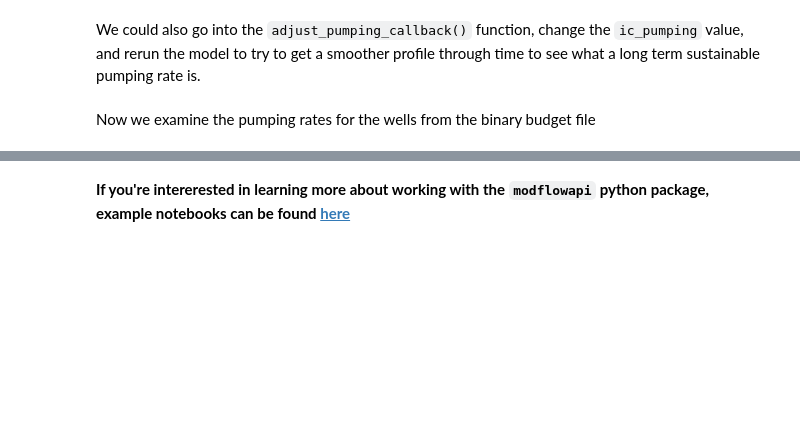
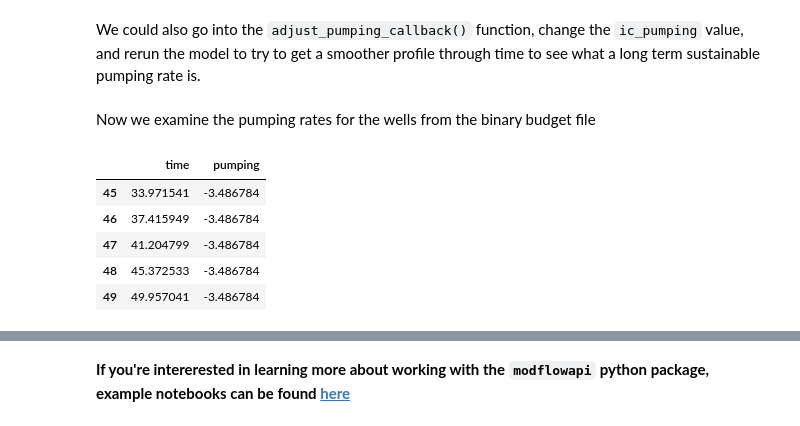
Before and after one commit to langevin-usgs/modflow-training-princeton2024, a Jupyter notebook: examples/notebooks/Modflow-API_example.ipynb, the cells around one changed output, grey strips where cells are left out. Cells and saved outputs as stored; diff of their text form; code cells hidden in the pictures; blank space fills up the shorter version.

```diff
--- a/examples/notebooks/Modflow-API_example.ipynb
+++ b/examples/notebooks/Modflow-API_example.ipynb
@@ -260,10 +354,17 @@ pumping = np.array([r["q"][0] for r in wels])
 # %%
 # put this in a pandas dataframe, becasue something weird was going on with notebooks
 df = pd.DataFrame(
     data=np.array([times, pumping]).T, columns=["time", "pumping"]
 )
 df["time"] /= conv
-df.head()
+df.tail()
+# %% [output]
+|  | time | pumping |
+| 45 | 33.971541 | -3.486784 |
+| 46 | 37.415949 | -3.486784 |
+| 47 | 41.204799 | -3.486784 |
+| 48 | 45.372533 | -3.486784 |
+| 49 | 49.957041 | -3.486784 |
 # %%
 with styles.USGSPlot():
     fig, ax = plt.subplots(figsize=(6, 6))
```
Also changed, not shown: parts of 14 cells of this notebook, 2 other files.
